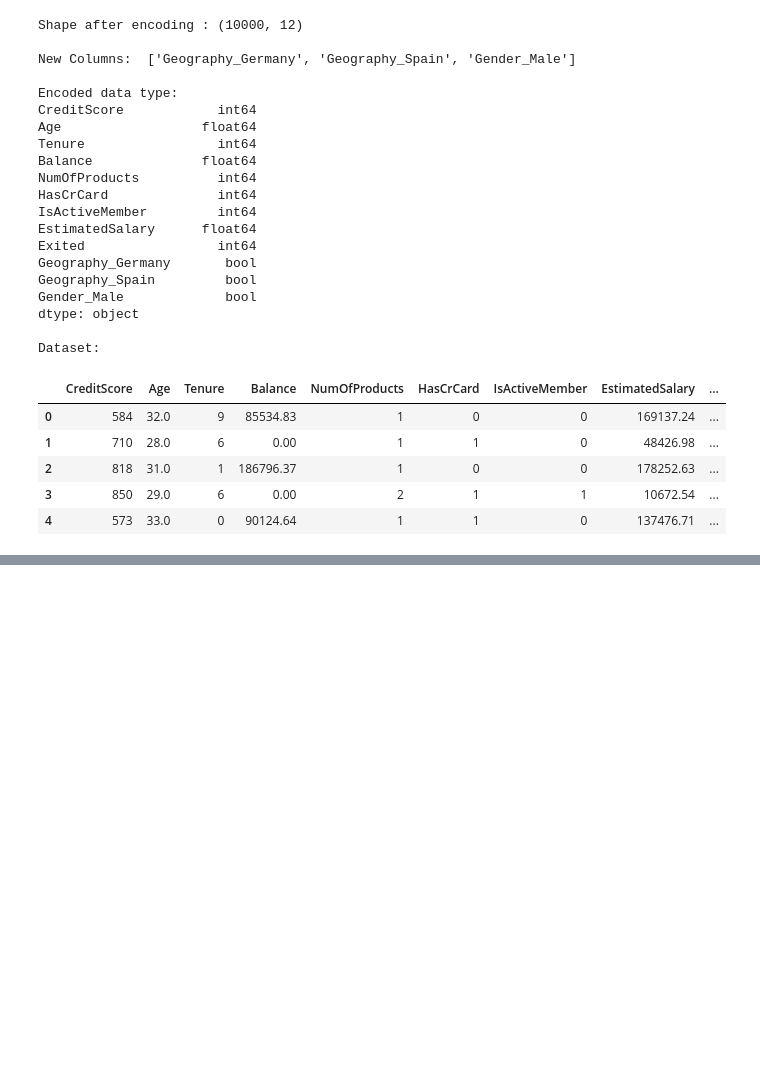
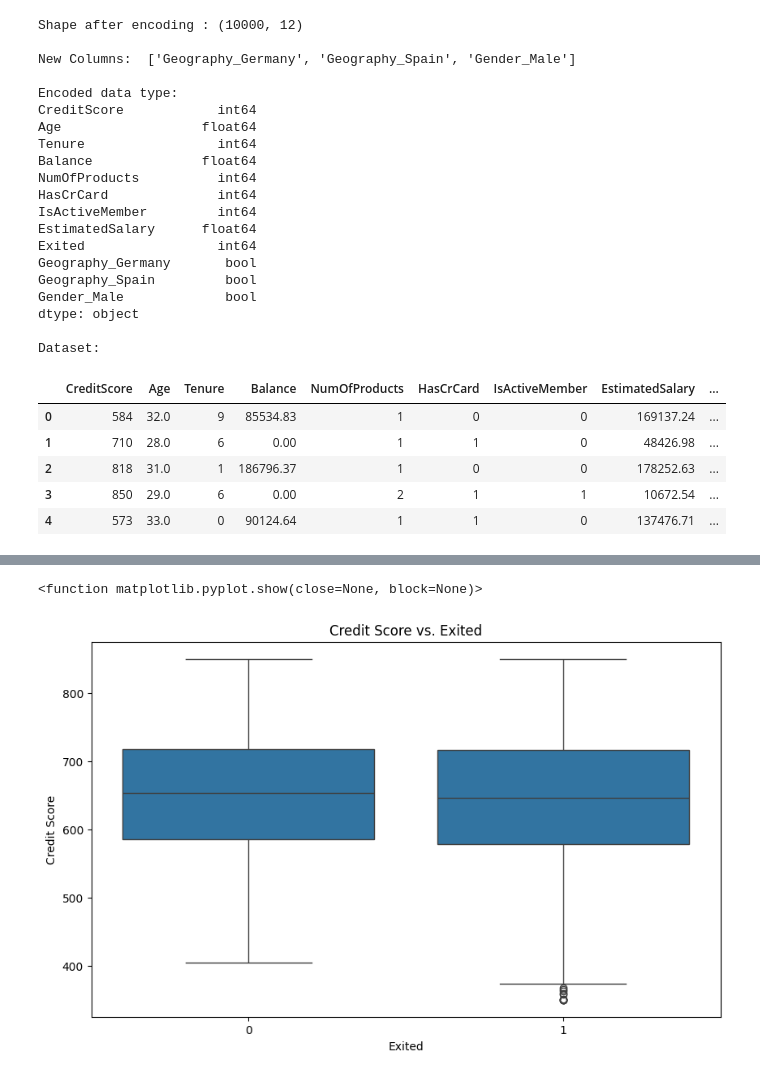
Before and after one commit to Kanakbaghel/Bank_Customer_Churn_Analysis, a Jupyter notebook: Copy of Netflix_EDA.ipynb, the cells around one changed output, grey strips where cells are left out. Cells and saved outputs as stored; diff of their text form; code cells hidden in the pictures; blank space fills up the shorter version.

```diff
--- a/Copy of Netflix_EDA.ipynb
+++ b/Copy of Netflix_EDA.ipynb
@@ -294,0 +404,11 @@ Dataset:
+# %%
+#Does credit score play a role
+plt.figure(figsize=(10, 6))
+sns.boxplot(data=df, x='Exited', y='CreditScore')
+plt.title('Credit Score vs. Exited')
+plt.xlabel('Exited')
+plt.ylabel('Credit Score')
+plt.show
+# %% [output]
+<function matplotlib.pyplot.show(close=None, block=None)>
+[figure, added]
```
Also changed, not shown: parts of 17 cells of this notebook.
